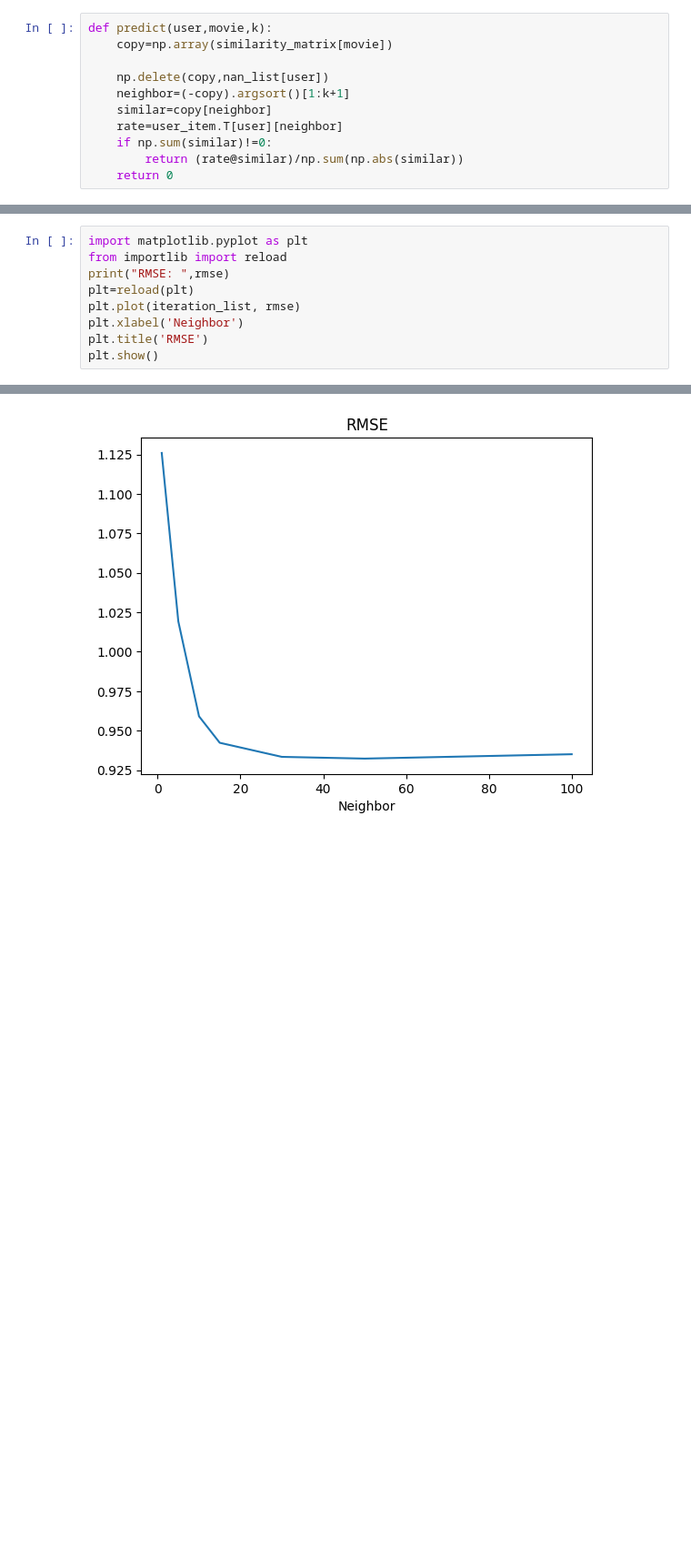
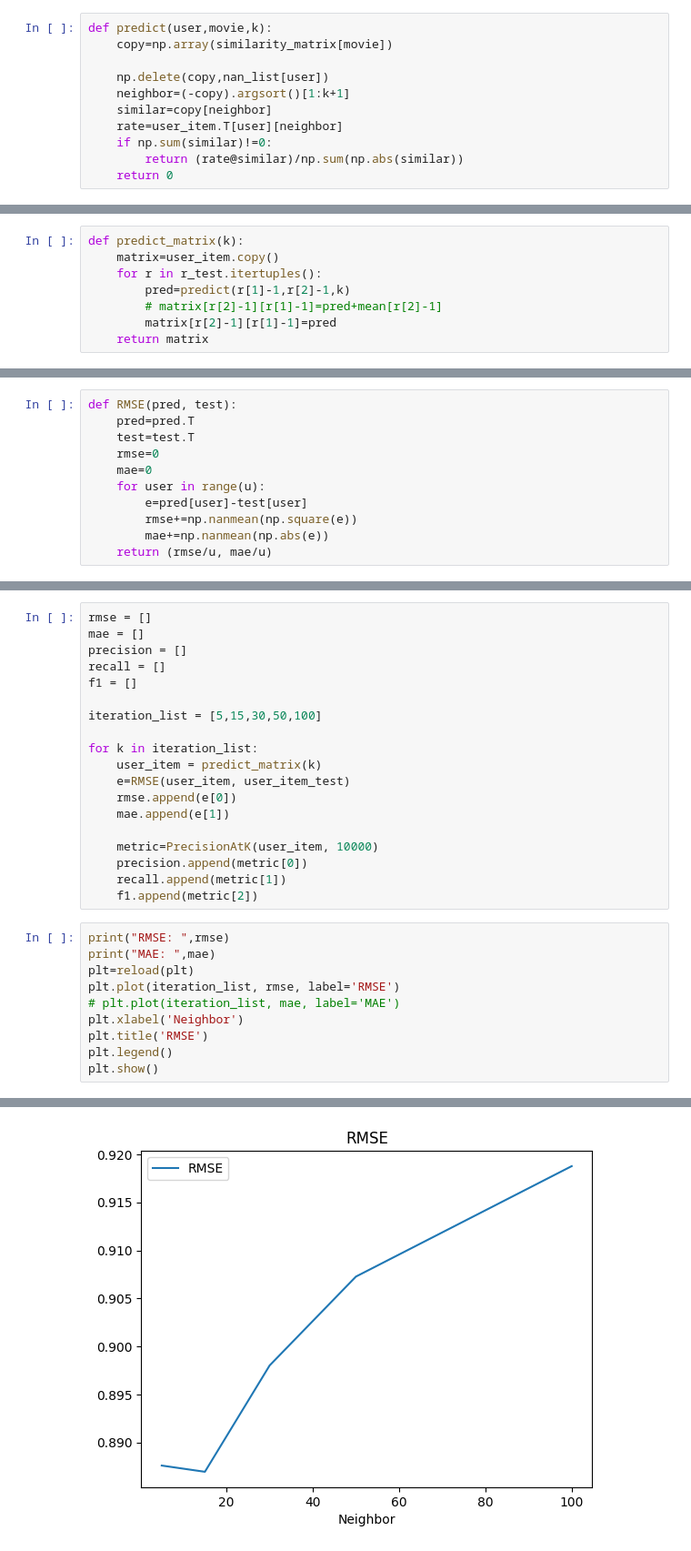
Before and after one commit to datht4889/MovieRecommender, a Jupyter notebook: src/Item_Item_ColaborativeFiltering.ipynb, the cells around one changed output, grey strips where cells are left out. Shown at 91% size. Drawn from its saved outputs; the diff is of its cells as text; blank space fills up the shorter version.

```diff
--- a/src/Item_Item_ColaborativeFiltering.ipynb
+++ b/src/Item_Item_ColaborativeFiltering.ipynb
@@ -151,0 +116,8 @@ NDCG
+# %%
+def predict_matrix(k):
+    matrix=user_item.copy()
+    for r in r_test.itertuples():
+        pred=predict(r[1]-1,r[2]-1,k)
+        # matrix[r[2]-1][r[1]-1]=pred+mean[r[2]-1]
+        matrix[r[2]-1][r[1]-1]=pred
+    return matrix
@@ -151,0 +128,11 @@ NDCG
+# %%
+def RMSE(pred, test):
+    pred=pred.T
+    test=test.T
+    rmse=0
+    mae=0
+    for user in range(u):
+        e=pred[user]-test[user]
+        rmse+=np.nanmean(np.square(e))
+        mae+=np.nanmean(np.abs(e))
+    return (rmse/u, mae/u)
@@ -152,10 +213,30 @@ NDCG
+# %%
+rmse = []
+mae = []
+precision = []
+recall = []
+f1 = []
+
+iteration_list = [5,15,30,50,100]
+
+for k in iteration_list:
+    user_item = predict_matrix(k)
+    e=RMSE(user_item, user_item_test)
+    rmse.append(e[0])
+    mae.append(e[1])
+
+    metric=PrecisionAtK(user_item, 10000)
+    precision.append(metric[0])
+    recall.append(metric[1])
+    f1.append(metric[2])
 # %%
-import matplotlib.pyplot as plt
-from importlib import reload
 print("RMSE: ",rmse)
+print("MAE: ",mae)
 plt=reload(plt)
-plt.plot(iteration_list, rmse)
+plt.plot(iteration_list, rmse, label='RMSE')
+# plt.plot(iteration_list, mae, label='MAE')
 plt.xlabel('Neighbor')
 plt.title('RMSE')
+plt.legend()
 plt.show()
 # %% [output]
@@ -163,2 +245,2 @@ RMSE:  [1.125942967499388, 1.019262345327438, 0.9590994622172946, 0.942329504398
-[figure, old version]
+[figure, new version]
 # %%
```
Also changed, not shown: parts of 23 cells of this notebook, 4 other files.
